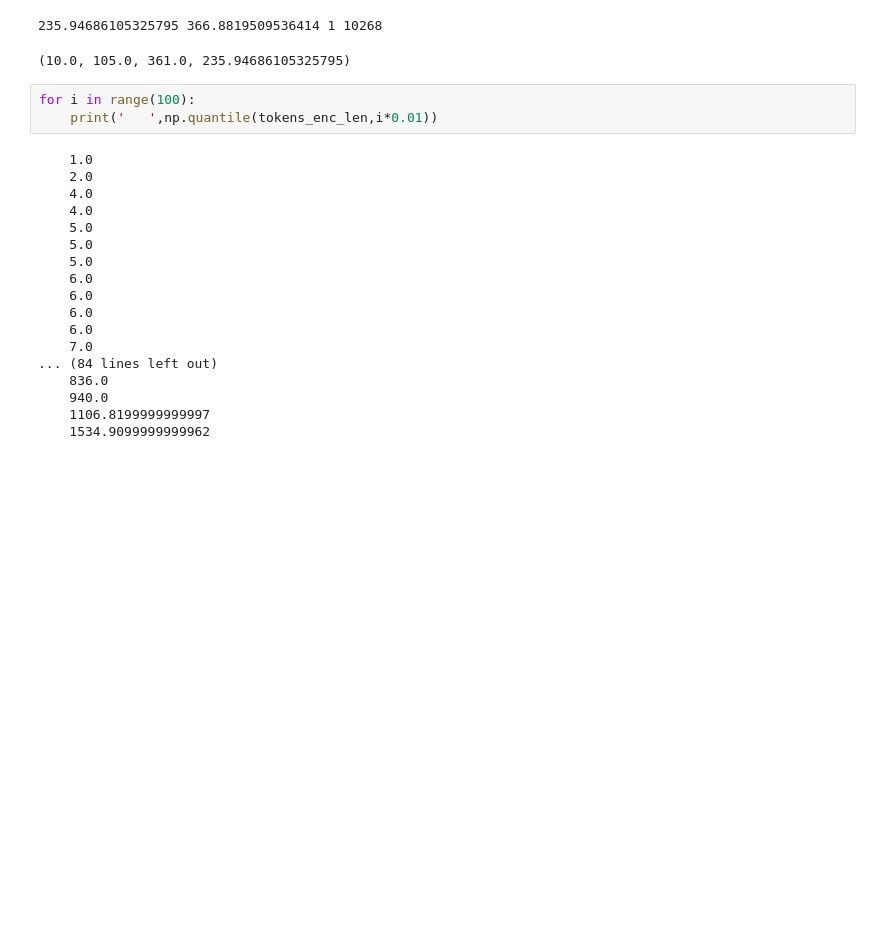
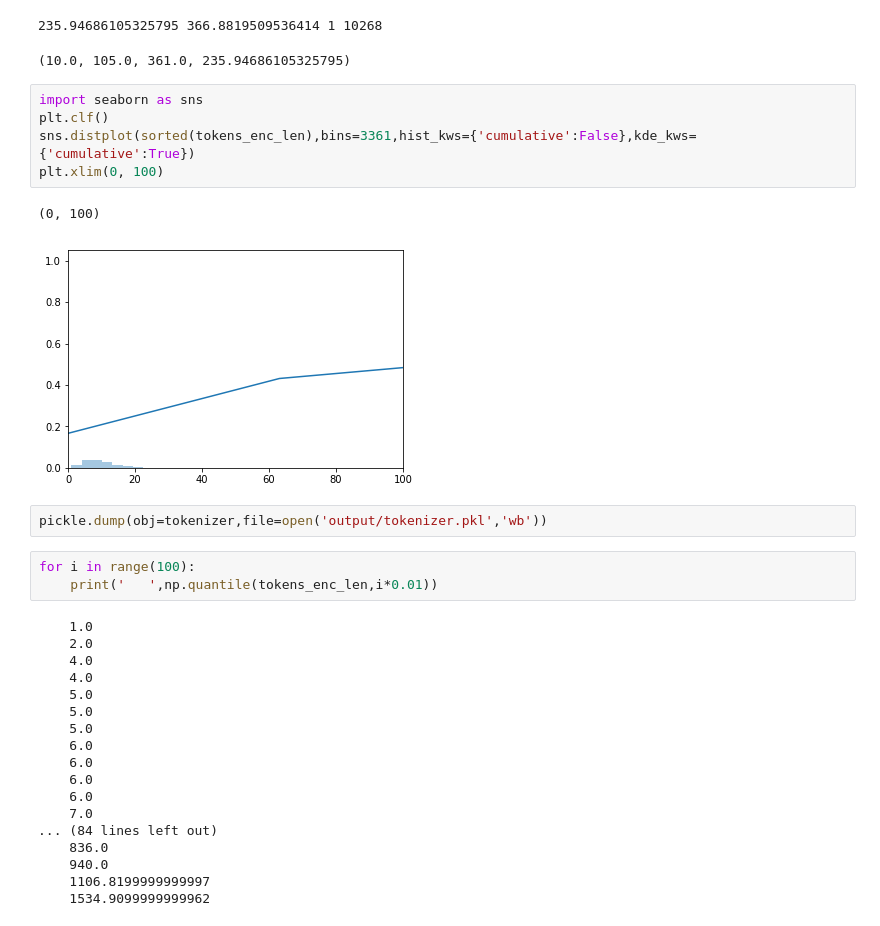
Before and after one commit to tychen5/NLP_FakeNewsDetection, a Jupyter notebook: leo/Regression_Training.ipynb, the cells around one changed output. Drawn from its saved outputs; the diff is of its cells as text; blank space fills up the shorter version.

```diff
--- a/leo/Regression_Training.ipynb
+++ b/leo/Regression_Training.ipynb
@@ -136,6 +140,16 @@ np.quantile(tokens_enc_len,0.25) , np.quantile(tokens_enc_len,0.5) , np.quantile
 # %% [output]
 235.94686105325795 366.8819509536414 1 10268
 (10.0, 105.0, 361.0, 235.94686105325795)
+# %%
+import seaborn as sns
+plt.clf()
+sns.distplot(sorted(tokens_enc_len),bins=3361,hist_kws={'cumulative':False},kde_kws={'cumulative':True})
+plt.xlim(0, 100)
+# %% [output]
+(0, 100)
+[figure, added]
+# %%
+pickle.dump(obj=tokenizer,file=open('output/tokenizer.pkl','wb'))
 # %%
 for i in range(100):
     print('   ',np.quantile(tokens_enc_len,i*0.01))
```
Also changed, not shown: parts of 42 cells of this notebook, 2 other files.
